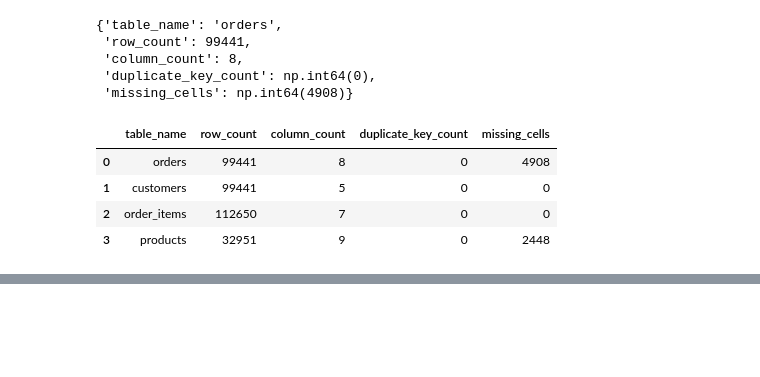
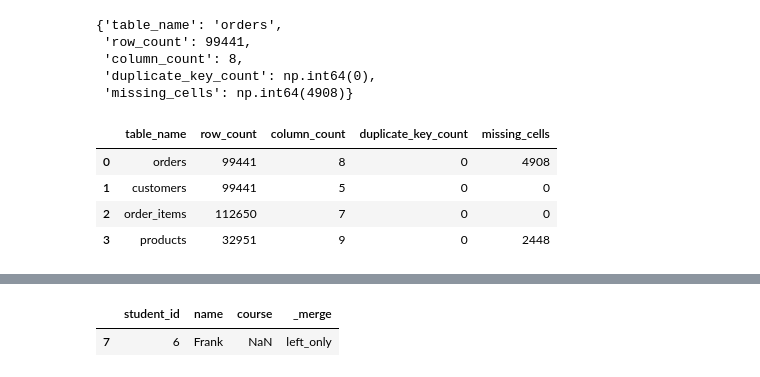
Before and after one commit to GlebUstynov/olist-ecommerce-analysis, a Jupyter notebook: week3_pandas_quality_final.ipynb, the cells around one changed output, grey strips where cells are left out. Cells and saved outputs as stored; diff of their text form; code cells hidden in the pictures; blank space fills up the shorter version.

```diff
--- a/week3_pandas_quality.ipynb
+++ b/week3_pandas_quality_final.ipynb
@@ -1005,0 +1202,7 @@ quality_report_function
+# %%
+students_without_courses = merged_data.loc[merged_data["_merge"]== "left_only"]
+
+students_without_courses
+# %% [output]
+|  | student_id | name | course | _merge |
+| 7 | 6 | Frank | NaN | left_only |
```
Also changed, not shown: parts of 24 cells of this notebook, 2 other files.
